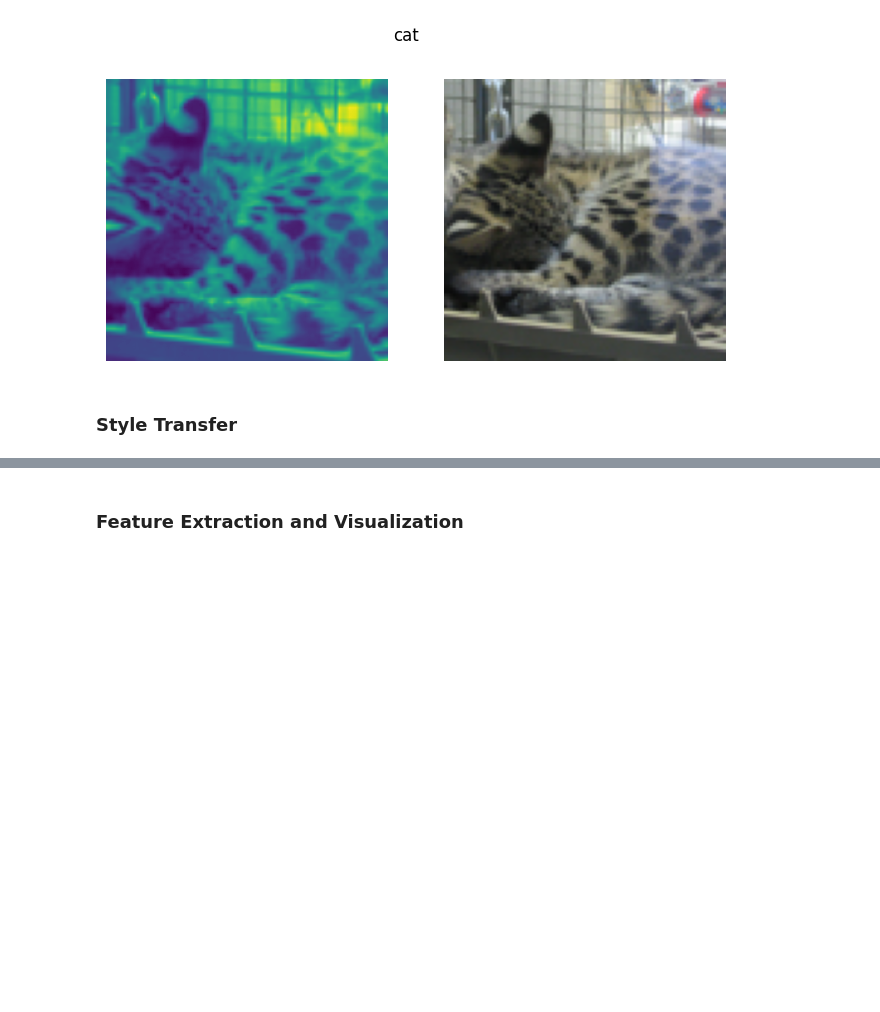
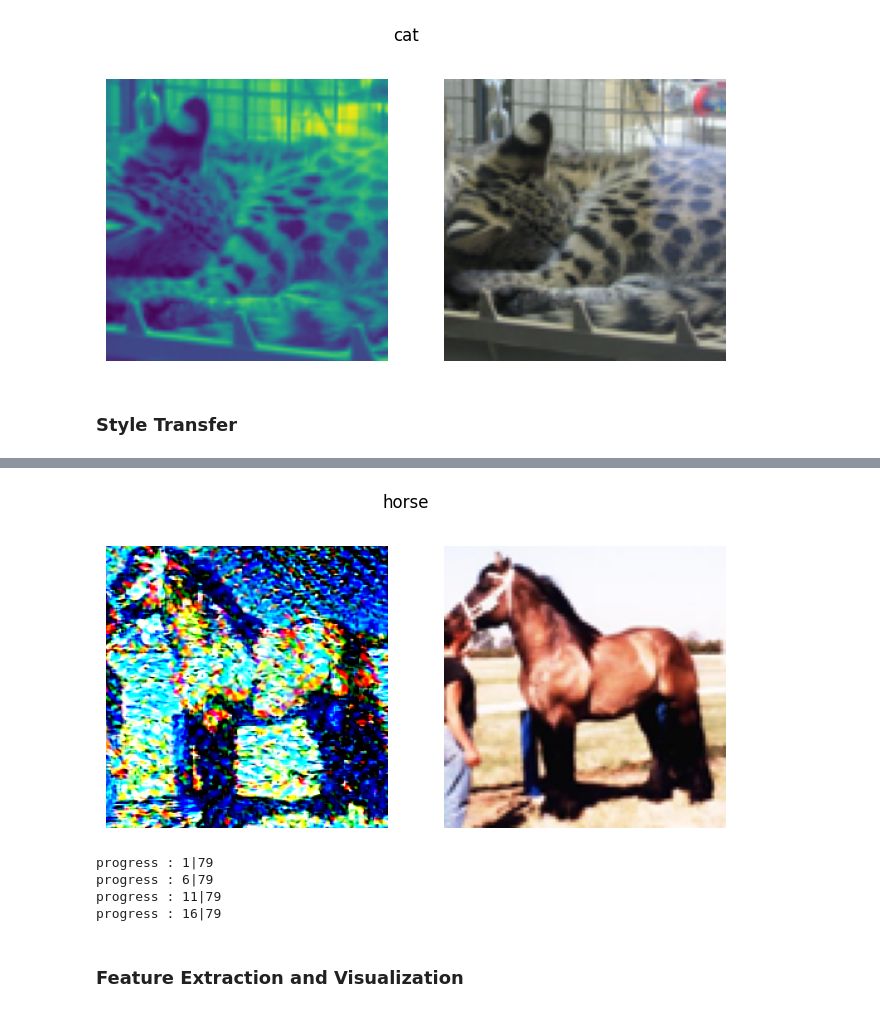
Before and after one commit to Zapy67/ATML-PA-1, a Jupyter notebook: Task1/task_1.ipynb, the cells around one changed output, grey strips where cells are left out. Drawn from its saved outputs; the diff is of its cells as text; code cells hidden in the pictures; blank space fills up the shorter version.

Commit message:
style transfer added

```diff
--- a/Task1/task_1.ipynb
+++ b/Task1/task_1.ipynb
@@ -309,7 +308,7 @@ def plot_sample(raw:torch.utils.data.Dataset, transform:nn.Module,seed:int=100):
   fig.set_size_inches(8, 4)
   fig.suptitle(classes[Y])
   ax1, ax2 = axes
-  ax1.imshow(transform(X).permute(1, 2, 0))
+  ax1.imshow(transform(X).squeeze().permute(1, 2, 0))
   ax2.imshow(X)
   ax1.axis("off")
   ax2.axis("off")
@@ -340,3 +339,12 @@ plot_sample(raw, gray_scale)
 [figure]
 # %% [markdown]
 ### Style Transfer
+# %%
+import numpy as np
+import os
+import tensorflow as tf
+import tensorflow_hub as hub
+import PIL
+
+_="https://www.kaggle.com/models/google/arbitrary-image-stylization-v1/frameworks/TensorFlow1/variations/256/versions/2"
+style_transfer_model=hub.load(_)
@@ -354,0 +435,6 @@ Error:
+# %%
+styleTransform = StyleTransform(style_path='styles/image.png')
+
+plot_sample(raw, v2.Compose([pre_,styleTransform, post_]), seed=2445)
+# %% [output]
+[figure, added]
@@ -355,3 +445,10 @@ Error:
+# %%
+features, labels = get_features(model, dataset, type="vit")
+# %% [output]
+progress : 1|79
+progress : 6|79
+progress : 11|79
+progress : 16|79
 # %% [markdown]
 ### Feature Extraction and Visualization
 # %%
```
Also changed, not shown: parts of 7 cells of this notebook, 1 other file.
